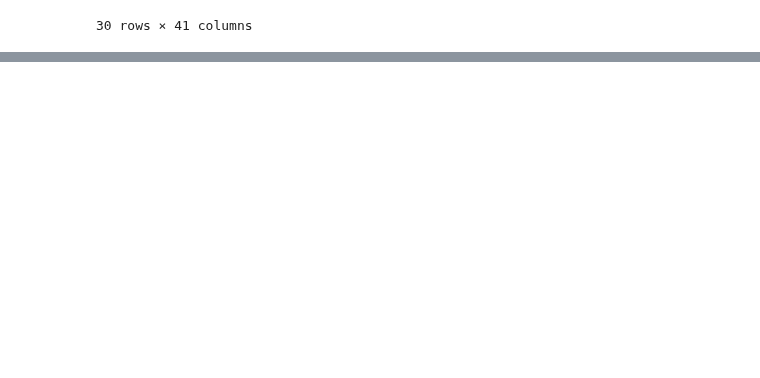
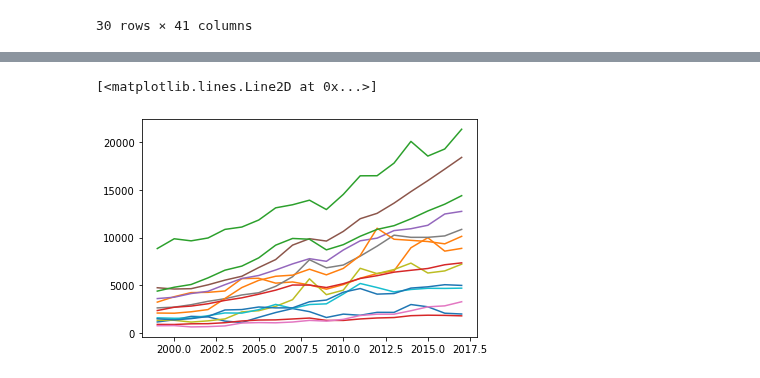
Before and after one commit to bjudson22/Food-Data-Trends, a Jupyter notebook: Analysis.ipynb, the cells around one changed output, grey strips where cells are left out. Drawn from its saved outputs; the diff is of its cells as text; code cells hidden in the pictures; blank space fills up the shorter version.

Commit message:
Add files via upload
Added this to demonstrate increasing knowledge of numpy and pandas. Data now appears cleaner and is charted.

```diff
--- a/Analysis.ipynb
+++ b/Analysis.ipynb
@@ -81,0 +452,3 @@ front_page_data
+# %%
+front_page_data = pd.read_csv('Alltables.csv')
+front_page_data
@@ -81,0 +500,19 @@ front_page_data
+# %%
+plt.plot(front_page_data.Year, front_page_data.Live_meat_animals)
+plt.plot(front_page_data.Year, front_page_data.Meats)
+plt.plot(front_page_data.Year, front_page_data.Fish_and_shellfish)
+plt.plot(front_page_data.Year, front_page_data.Dairy)
+plt.plot(front_page_data.Year, front_page_data.Vegetables)
+plt.plot(front_page_data.Year, front_page_data.Fruits)
+plt.plot(front_page_data.Year, front_page_data.Nuts)
+# plt.plot(front_page_data.Year, front_page_data.Coffee_tea_and_spices)
+plt.plot(front_page_data.Year, front_page_data.Grains)
+plt.plot(front_page_data.Year, front_page_data.Vegetable_oils)
+plt.plot(front_page_data.Year, front_page_data.Sugar_and_candy)
+plt.plot(front_page_data.Year, front_page_data.Cocoa_and_chocolate)
+plt.plot(front_page_data.Year, front_page_data.Other_edibles)
+plt.plot(front_page_data.Year, front_page_data.Beverages)
+plt.plot(front_page_data.Year, front_page_data.Liquors)
+# %% [output]
+[<matplotlib.lines.Line2D at 0x...>]
+[figure, added]
```
Also changed, not shown: parts of 52 cells of this notebook.
